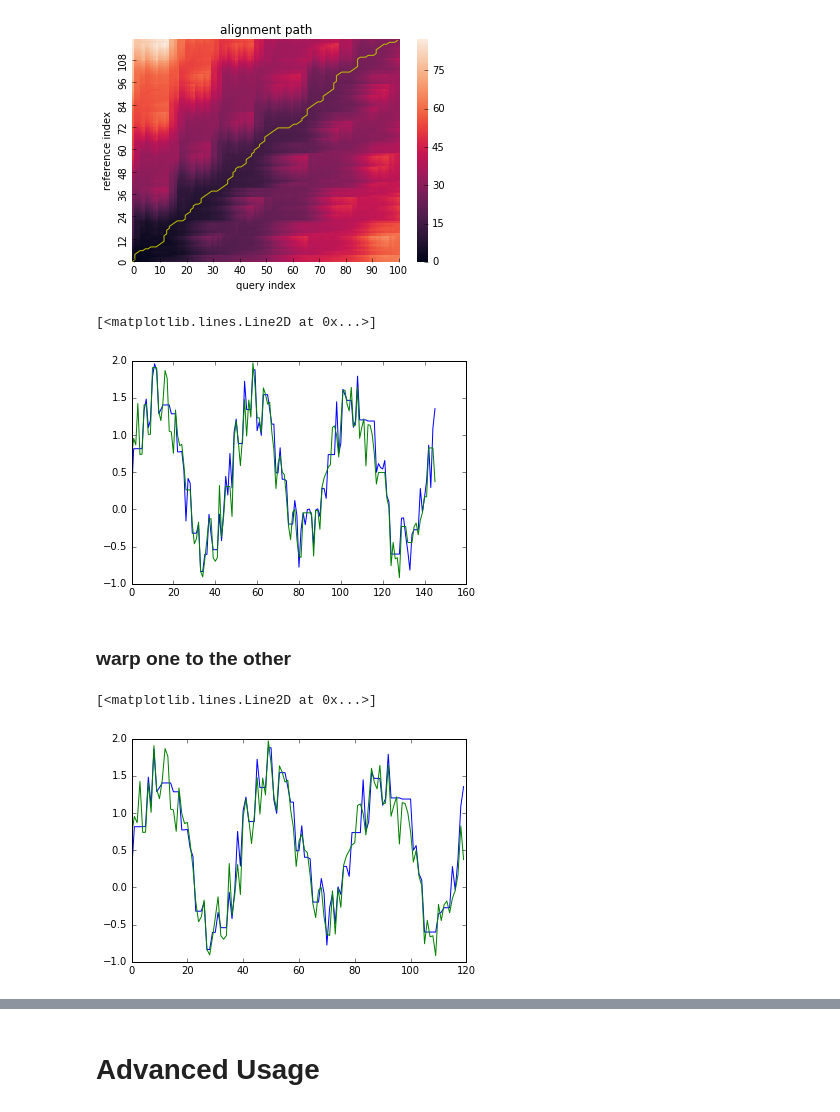
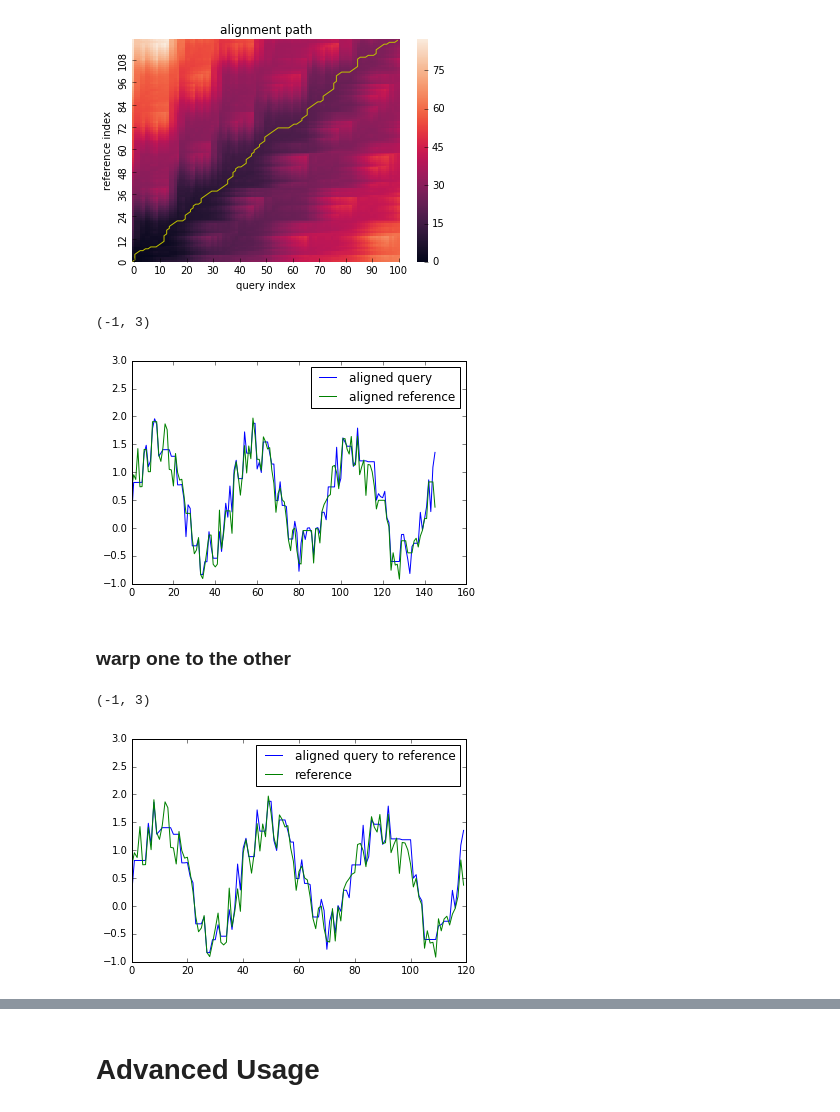
Before and after one commit to statefb/dtwalign, a Jupyter notebook: example/example.ipynb, the cells around one changed output, grey strips where cells are left out. Saved outputs shown, nothing was run; the diff lists cells and outputs as text; code cells hidden in the pictures.

```diff
--- a/example/example.ipynb
+++ b/example/example.ipynb
@@ -67,22 +69,26 @@ res.plot_path()
 # %%
 # warp both x and y by alignment path
 x_path = res.path[:,0]
 y_path = res.path[:,1]
-plt.plot(x[x_path])
-plt.plot(y[y_path])
+plt.plot(x[x_path],label="aligned query")
+plt.plot(y[y_path],label="aligned reference")
+plt.legend()
+plt.ylim(-1,3)
 # %% [output]
-[<matplotlib.lines.Line2D at 0x...>]
+(-1, 3)
-[figure, old version]
+[figure, new version]
 # %% [markdown]
 ### warp one to the other
 # %%
 # warp x to y
 x_warping_path = res.get_warping_path(target="query")
-plt.plot(x[x_warping_path])
-plt.plot(y)
+plt.plot(x[x_warping_path],label="aligned query to reference")
+plt.plot(y,label="reference")
+plt.legend()
+plt.ylim(-1,3)
 # %% [output]
-[<matplotlib.lines.Line2D at 0x...>]
+(-1, 3)
-[figure, old version]
+[figure, new version]
 # %%
 # warp y to x
 y_warping_path = res.get_warping_path(target="reference")
```
Also changed, not shown: parts of 3 cells of this notebook, 3 other files.
